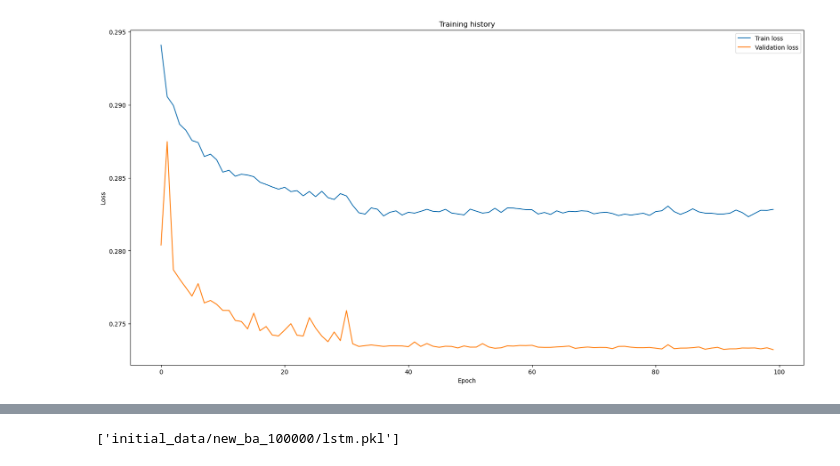
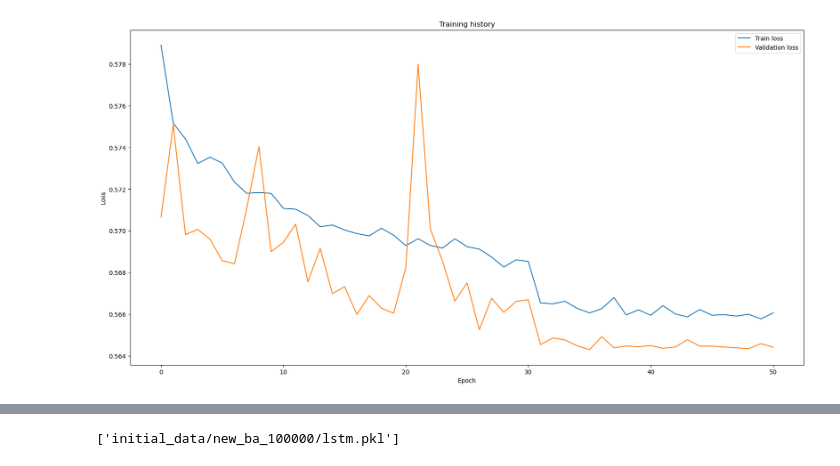
Before and after one commit to Mpkosh/network_hybrid_33, a Jupyter notebook: save_model_lstm.ipynb, the cells around one changed output, grey strips where cells are left out. Cells and saved outputs as stored; diff of their text form; code cells hidden in the pictures.

```diff
--- a/save_model_lstm.ipynb
+++ b/save_model_lstm.ipynb
@@ -42,7 +42,7 @@ def load_and_prepare_data(df_dir, seeds_number, window_size,
     """
     if scaler == None:
         train_df = []
-
+        counter=0
         # First pass: collect data for scaling
         for i in seeds_number:
             try:
@@ -52,10 +52,12 @@ def load_and_prepare_data(df_dir, seeds_number, window_size,
                     seed_df = pd.read_csv(df_dir+f'seir_seed_{i}.csv')
 
                 seed_df = seed_df[(seed_df['E'] > 0)|(seed_df['I'] > 0)].copy()
-                seed_df['log_beta'] = np.log(seed_df['Beta'].abs() + 1e-7)
-                seed_df.replace([np.inf, -np.inf], 0, inplace=True)
-                features = seed_df[['log_beta']].dropna().values
-                train_df.append(features)
+                if seed_df.shape[0] > window_size:
+                    counter+=1
+                    seed_df['log_beta'] = np.log(seed_df['Beta'].abs() + 1e-7)
+                    seed_df.replace([np.inf, -np.inf], 0, inplace=True)
+                    features = seed_df[['log_beta']].dropna().values
+                    train_df.append(features)
 
             except Exception as e:
                 print(f"Skipping seed {i}: {str(e)}")
@@ -66,7 +68,7 @@ def load_and_prepare_data(df_dir, seeds_number, window_size,
             scaler.fit(np.concatenate(train_df))
         else:
             raise ValueError("No data collected for scaling. Please check your input files.")
-
+        print('good seeds ', counter)
     # Second pass: create training sequences
     all_X, all_y = [], []
     for i in seeds_number:
@@ -76,16 +78,16 @@ def load_and_prepare_data(df_dir, seeds_number, window_size,
             else:
                 seed_df = pd.read_csv(df_dir+f'seir_seed_{i}.csv')
             seed_df = seed_df[(seed_df['E'] > 0)|(seed_df['I'] > 0)].copy()
+            if seed_df.shape[0] > window_size:
+                seed_df['log_beta'] = np.log(seed_df['Beta'].abs() + 1e-7)
+                seed_df.replace([np.inf, -np.inf], 0, inplace=True)
+                features = seed_df[['log_beta']].dropna().values
 
-            seed_df['log_beta'] = np.log(seed_df['Beta'].abs() + 1e-7)
-            seed_df.replace([np.inf, -np.inf], 0, inplace=True)
-            features = seed_df[['log_beta']].dropna().values
+                scaled_features = scaler.transform(features)
 
-            scaled_features = scaler.transform(features)
-
-            X, y = create_sequences(scaled_features, window_size)
-            all_X.append(X)
-            all_y.append(y)
+                X, y = create_sequences(scaled_features, window_size)
+                all_X.append(X)
+                all_y.append(y)
         except Exception as e:
             print(f"Skipping seed {i}: {str(e)}")
             continue
@@ -185,12 +187,12 @@ def train_and_save_model(seeds_dir, seeds_train, seeds_val,
 
     return model, scaler, training_time
 # %%
-seeds_dir='../hybrid_surrogate/sim_data/new_ba_100000/'
-model_file = 'ba100k_lstm_4_001_s10.keras'
-scaler_file = 'ba100k_lstm_4_001_s10.pkl'
+seeds_dir='../hybrid_surrogate/sim_data/new_sw_100000/'
+model_file = 'sw100k_lstm_4_001_s10.keras'
+scaler_file = 'sw100k_lstm_4_001_s10.pkl'
 
-seeds_train = pd.read_csv('ba_train_files.csv').values[::10]
-seeds_val = pd.read_csv('ba_val_files.csv').values[::10]
+seeds_train = pd.read_csv('train_files.csv').values[::10]
+seeds_val = pd.read_csv('val_files.csv').values[::10]
 window_size = 4
 
 model, scaler, _ = train_and_save_model(
@@ -222,4 +224,4 @@ Training completed in 4425.24s
-[figure, old version]
+[figure, new version]
 # %%
 seeds_dir='../hybrid_surrogate/sim_data/new_ba_100000/'
 model_file = 'ba100k_lstm_4_001_full.keras'
```
Also changed, not shown: parts of 1 cell of this notebook, 3 other files.
